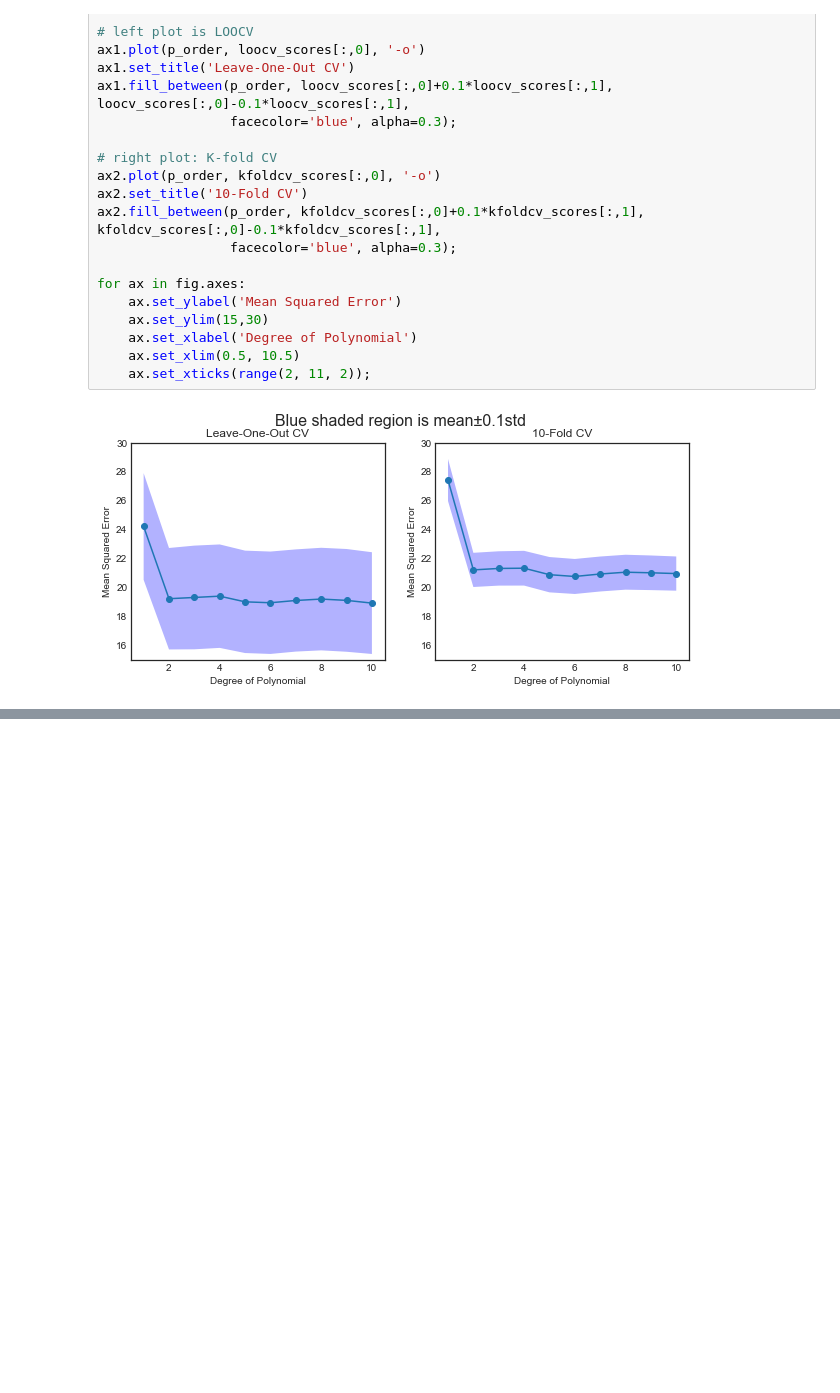
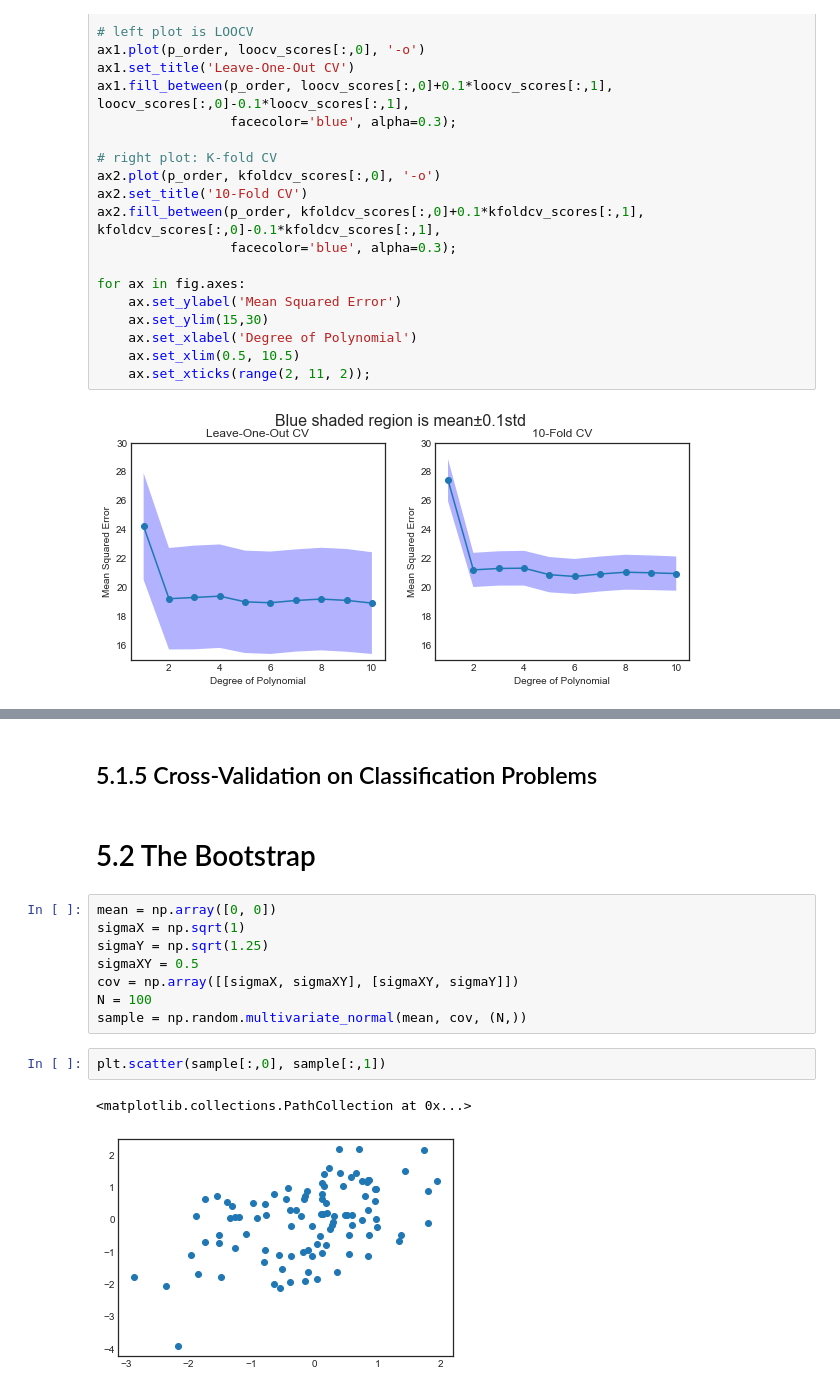
Before and after one commit to pedvide/ISLR_Python, a Jupyter notebook: Chapter5_Resampling_Methods.ipynb, the cells around one changed output, grey strips where cells are left out. Saved outputs shown, nothing was run; the diff lists cells and outputs as text; blank space fills up the shorter version.

Commit message:
The Bootstrap

```diff
--- a/Chapter5_Resampling_Methods.ipynb
+++ b/Chapter5_Resampling_Methods.ipynb
@@ -162,0 +165,17 @@ for ax in fig.axes:
+# %% [markdown]
+## 5.1.5 Cross-Validation on Classification Problems
+# %% [markdown]
+# 5.2 The Bootstrap
+# %%
+mean = np.array([0, 0])
+sigmaX = np.sqrt(1)
+sigmaY = np.sqrt(1.25)
+sigmaXY = 0.5
+cov = np.array([[sigmaX, sigmaXY], [sigmaXY, sigmaY]])
+N = 100
+sample = np.random.multivariate_normal(mean, cov, (N,))
+# %%
+plt.scatter(sample[:,0], sample[:,1])
+# %% [output]
+<matplotlib.collections.PathCollection at 0x...>
+[figure, added]
```
Also changed, not shown: parts of 10 cells of this notebook.
